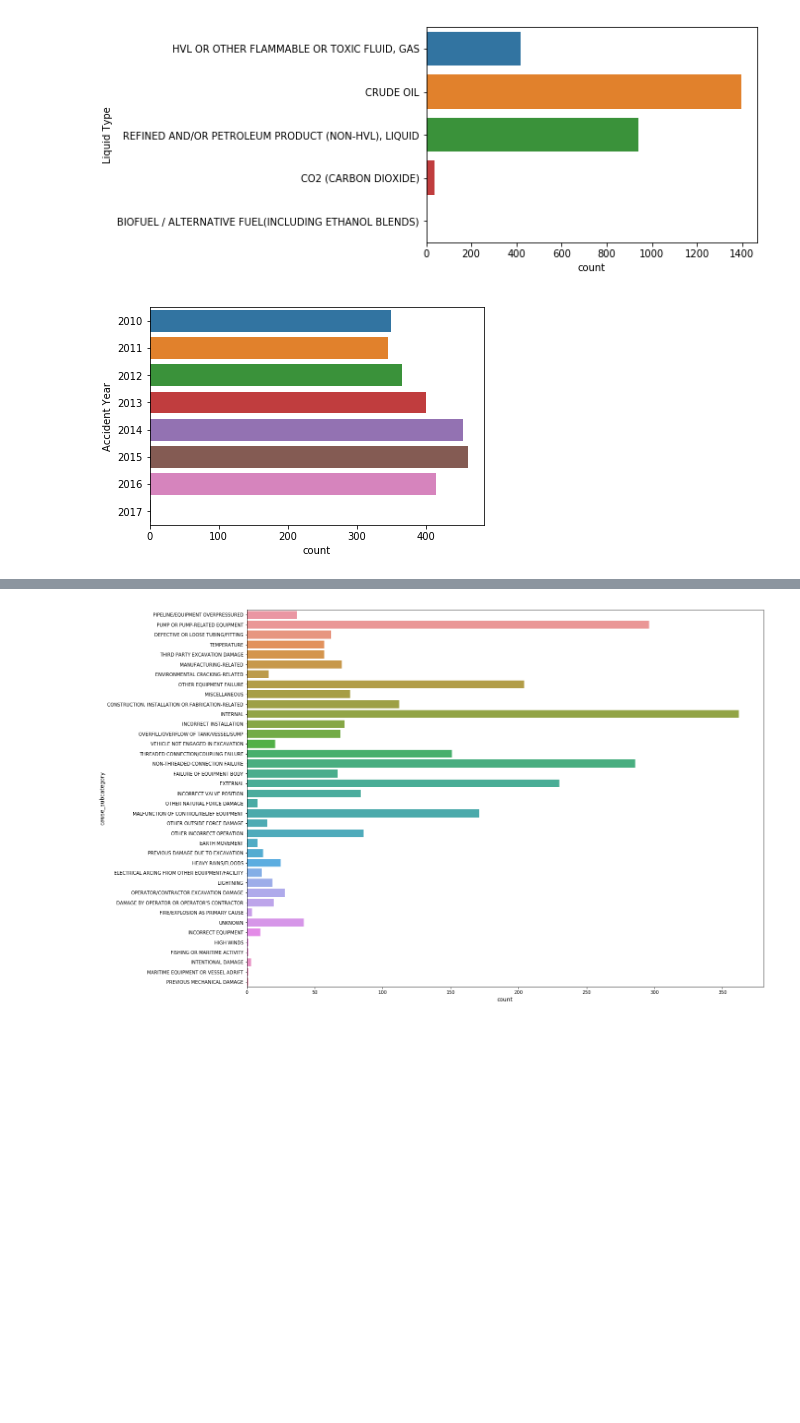
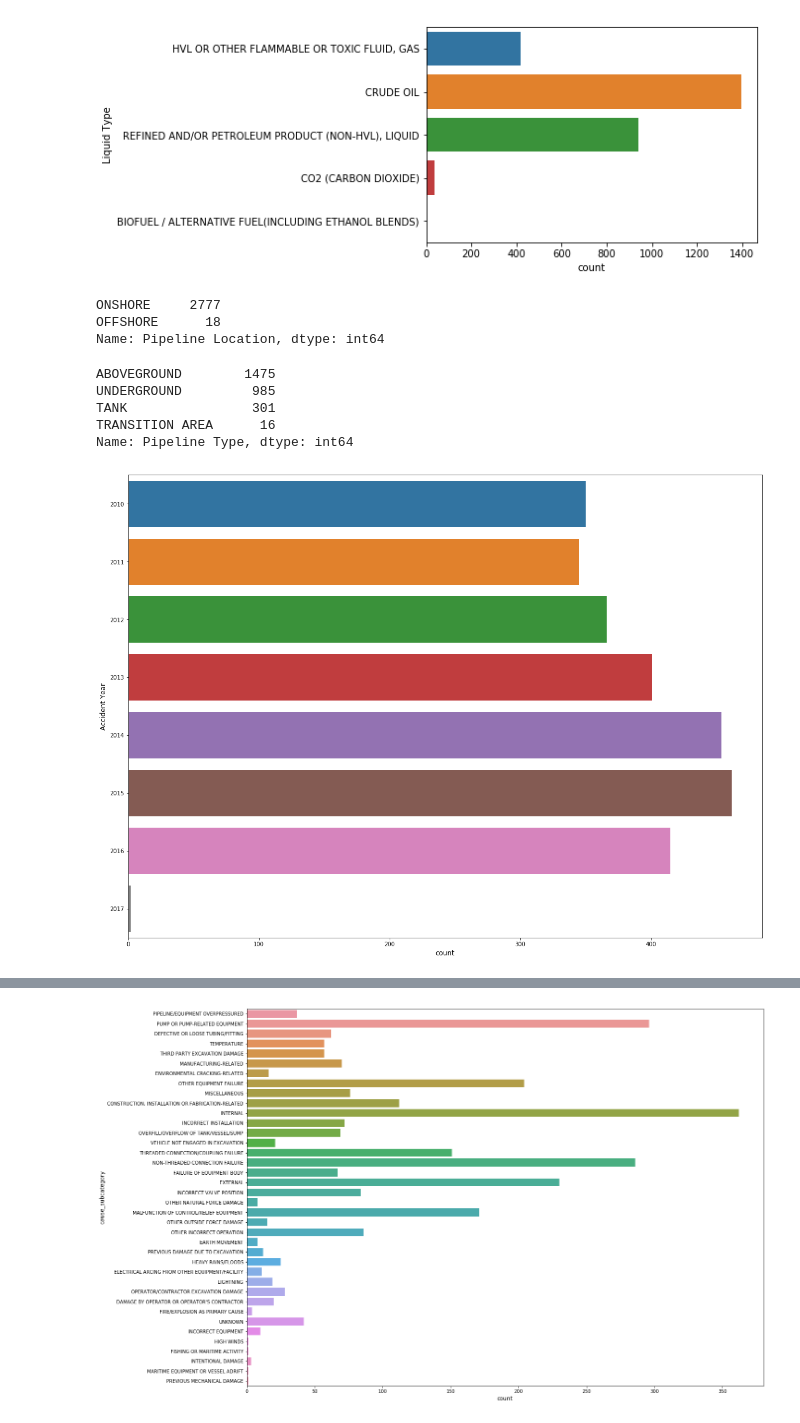
Before and after one commit to Vsosameza/Oil_Spill_Data_Analysis, a Jupyter notebook: Data_Exploration_Notebook.ipynb, the cells around one changed output, grey strips where cells are left out. Saved outputs shown, nothing was run; the diff lists cells and outputs as text; code cells hidden in the pictures; blank space fills up the shorter version.

```diff
--- a/Data_Exploration_Notebook.ipynb
+++ b/Data_Exploration_Notebook.ipynb
@@ -9,7 +261,23 @@ price_df = pd.read_csv('price_per_barrel_01042010-01312017.csv')
 cp = sns.countplot(y=oil_df['Liquid Type'], data=oil_df)
 # %% [output]
 [figure]
+# %%
+location = oil_df["Pipeline Location"].value_counts()
+location
+# %% [output]
+ONSHORE     2777
+OFFSHORE      18
+Name: Pipeline Location, dtype: int64
+# %%
+pipeline_type = oil_df["Pipeline Type"].value_counts()
+pipeline_type
+# %% [output]
+ABOVEGROUND        1475
+UNDERGROUND         985
+TANK                301
+TRANSITION AREA      16
+Name: Pipeline Type, dtype: int64
 # %%
-cp = sns.countplot(y=oil_df['Accident Year'], data=oil_df)
+cpy = sns.countplot(y=oil_df['Accident Year'], data=oil_df)
 # %% [output]
-[figure, old version]
+[figure, new version]
```
Also changed, not shown: parts of 35 cells of this notebook.
